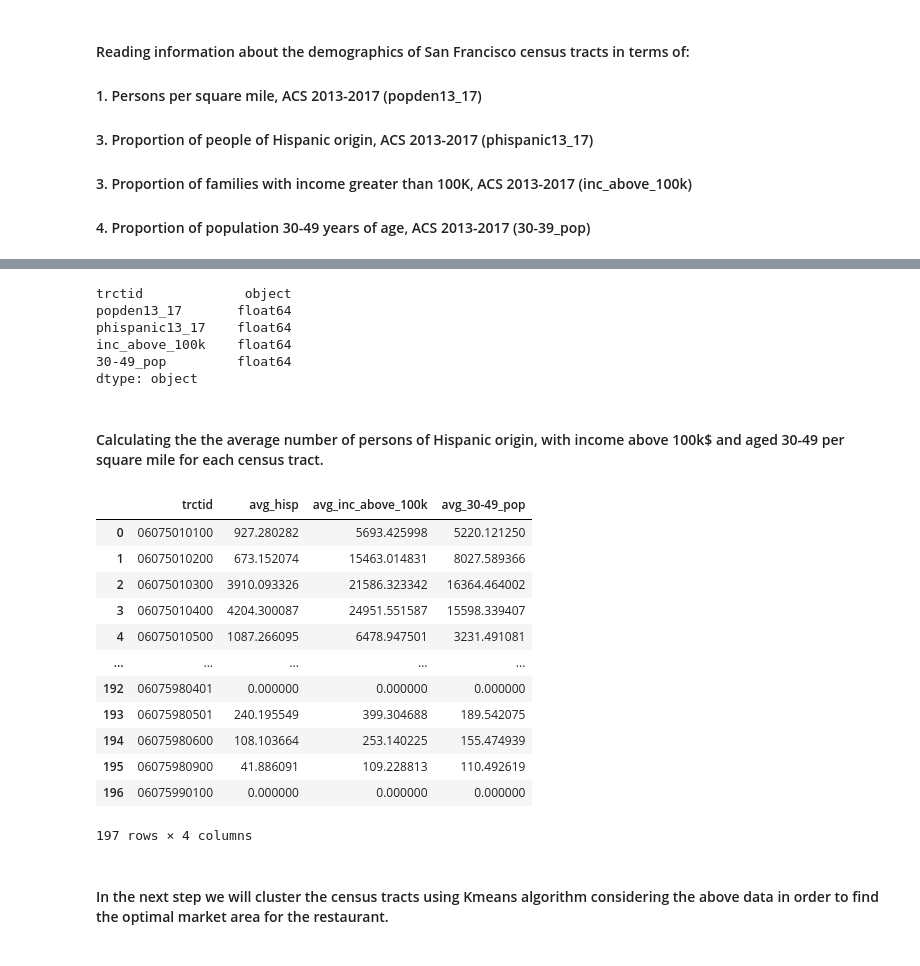
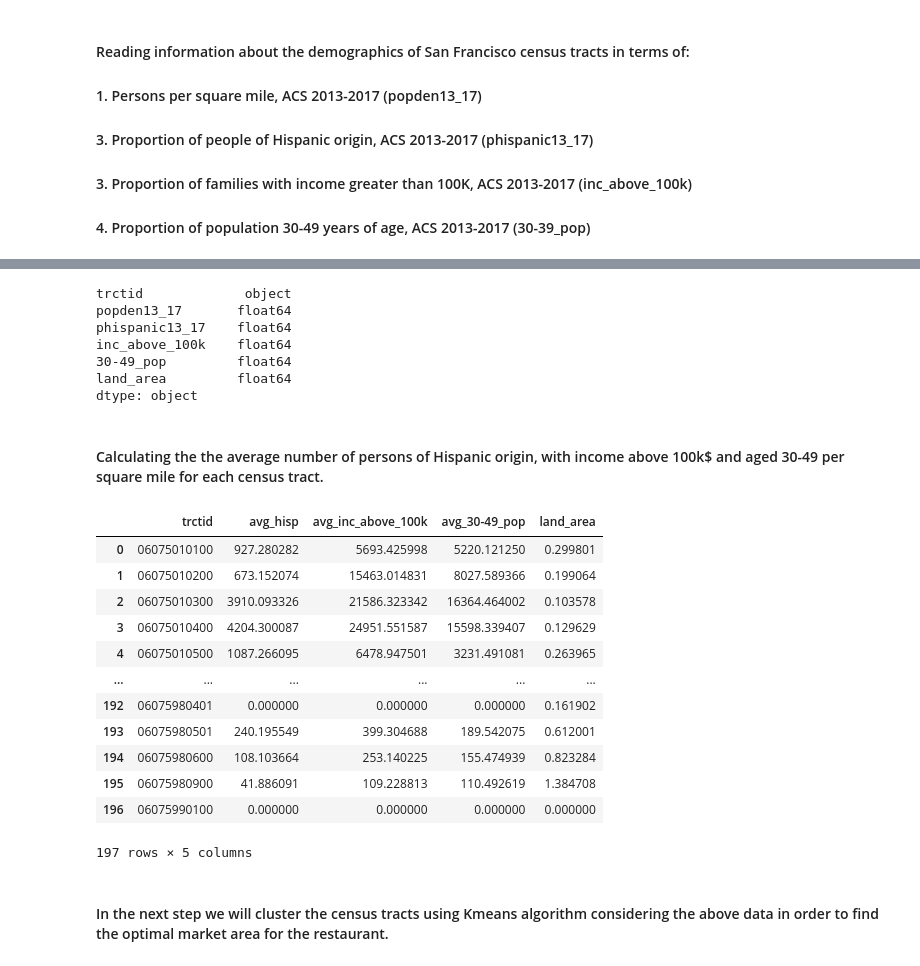
Before and after one commit to wlodekk/ibmcapstone, a Jupyter notebook: CapstoneProjectSF.ipynb, the cells around one changed output, grey strips where cells are left out. Saved outputs shown, nothing was run; the diff lists cells and outputs as text; code cells hidden in the pictures.

```diff
--- a/CapstoneProjectSF.ipynb
+++ b/CapstoneProjectSF.ipynb
@@ -103,11 +103,13 @@ demogr.drop(columns=['trint'],inplace=True)
 demogr_sf.reset_index(drop=True,inplace=True)
 demogr_sf=demogr_sf.fillna(0)
 demogr_sf.columns
-demogr_sf_res=demogr_sf[['tract_fips10','popden13_17','phispanic13_17','pin5b_13_17','p30_3913_17','p40_4913_17']]
+demogr_sf_res=demogr_sf[['tract_fips10','popden13_17','phispanic13_17','pin5b_13_17','p30_3913_17','p40_4913_17','aland10']]
 demogr_sf_res['30-49_pop']=demogr_sf_res['p30_3913_17']+demogr_sf_res['p40_4913_17']
 demogr_sf_res.drop(columns=['p30_3913_17','p40_4913_17'],inplace=True)
 demogr_sf_res.rename(columns={'pin5b_13_17':'inc_above_100k'},inplace=True)
 demogr_sf_res.rename(columns={'tract_fips10':'trctid'},inplace=True)
+demogr_sf_res.rename(columns={'aland10':'land_area'},inplace=True)
+demogr_sf_res=demogr_sf_res[['trctid','popden13_17','phispanic13_17','inc_above_100k','30-49_pop','land_area']]
 demogr_sf_res
 # %% [output]
 A value is trying to be set on a copy of a slice from a DataFrame.
@@ -156,30 +158,32 @@ popden13_17       float64
 phispanic13_17    float64
 inc_above_100k    float64
 30-49_pop         float64
+land_area         float64
 dtype: object
 # %% [markdown]
 #### Calculating the the average number of persons of Hispanic origin, with income above 100k$ and aged 30-49 per square mile for each census tract.
 # %%
 demogr_sf_res_avg=pd.DataFrame()
 demogr_sf_res_avg['trctid']=demogr_sf_res['trctid']
 demogr_sf_res_avg['avg_hisp']=demogr_sf_res['popden13_17']*demogr_sf_res['phispanic13_17']
 demogr_sf_res_avg['avg_inc_above_100k']=demogr_sf_res['popden13_17']*demogr_sf_res['inc_above_100k']
 demogr_sf_res_avg['avg_30-49_pop']=demogr_sf_res['popden13_17']*demogr_sf_res['30-49_pop']
+demogr_sf_res_avg['land_area']=demogr_sf_res['land_area']
 demogr_sf_res_avg
 # %% [output]
-|  | trctid | avg_hisp | avg_inc_above_100k | avg_30-49_pop |
-| 0 | 06075010100 | 927.280282 | 5693.425998 | 5220.121250 |
-| 1 | 06075010200 | 673.152074 | 15463.014831 | 8027.589366 |
-| 2 | 06075010300 | 3910.093326 | 21586.323342 | 16364.464002 |
-| 3 | 06075010400 | 4204.300087 | 24951.551587 | 15598.339407 |
-| 4 | 06075010500 | 1087.266095 | 6478.947501 | 3231.491081 |
-| ... | ... | ... | ... | ... |
-| 192 | 06075980401 | 0.000000 | 0.000000 | 0.000000 |
-| 193 | 06075980501 | 240.195549 | 399.304688 | 189.542075 |
-| 194 | 06075980600 | 108.103664 | 253.140225 | 155.474939 |
-| 195 | 06075980900 | 41.886091 | 109.228813 | 110.492619 |
-| 196 | 06075990100 | 0.000000 | 0.000000 | 0.000000 |
+|  | trctid | avg_hisp | avg_inc_above_100k | avg_30-49_pop | land_area |
+| 0 | 06075010100 | 927.280282 | 5693.425998 | 5220.121250 | 0.299801 |
+| 1 | 06075010200 | 673.152074 | 15463.014831 | 8027.589366 | 0.199064 |
+| 2 | 06075010300 | 3910.093326 | 21586.323342 | 16364.464002 | 0.103578 |
+| 3 | 06075010400 | 4204.300087 | 24951.551587 | 15598.339407 | 0.129629 |
+| 4 | 06075010500 | 1087.266095 | 6478.947501 | 3231.491081 | 0.263965 |
+| ... | ... | ... | ... | ... | ... |
+| 192 | 06075980401 | 0.000000 | 0.000000 | 0.000000 | 0.161902 |
+| 193 | 06075980501 | 240.195549 | 399.304688 | 189.542075 | 0.612001 |
+| 194 | 06075980600 | 108.103664 | 253.140225 | 155.474939 | 0.823284 |
+| 195 | 06075980900 | 41.886091 | 109.228813 | 110.492619 | 1.384708 |
+| 196 | 06075990100 | 0.000000 | 0.000000 | 0.000000 | 0.000000 |
-197 rows × 4 columns
+197 rows × 5 columns
 # %% [markdown]
 #### In the next step we will cluster the census tracts using Kmeans algorithm considering the above data in order to find the optimal market area for the restaurant.
 # %%
```
Also changed, not shown: parts of 38 cells of this notebook.
